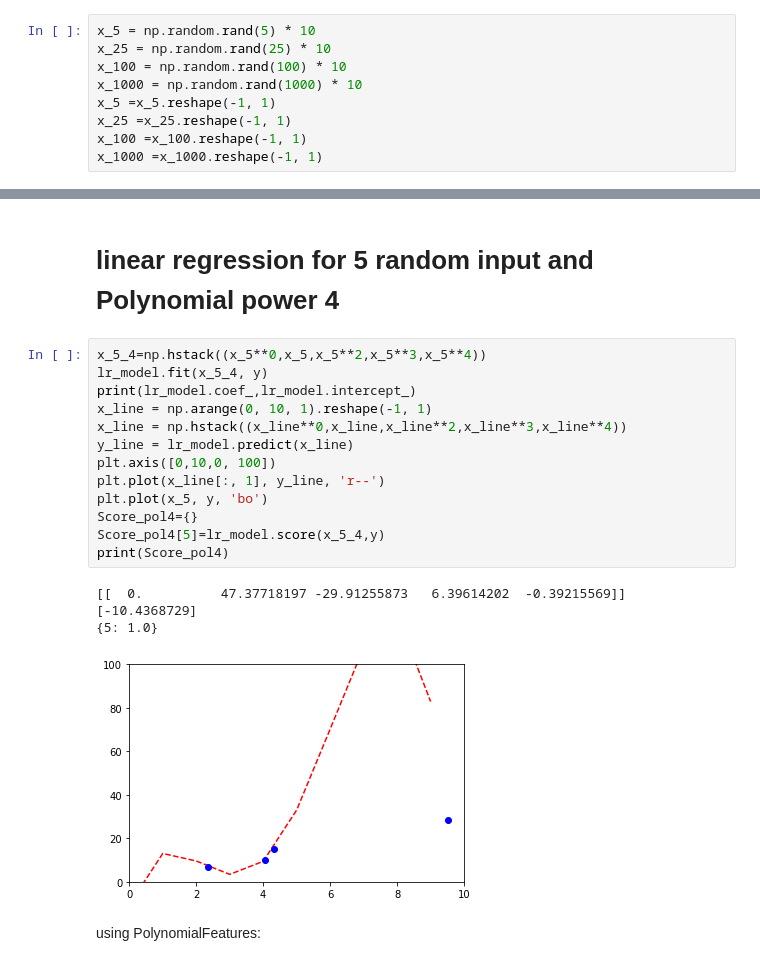
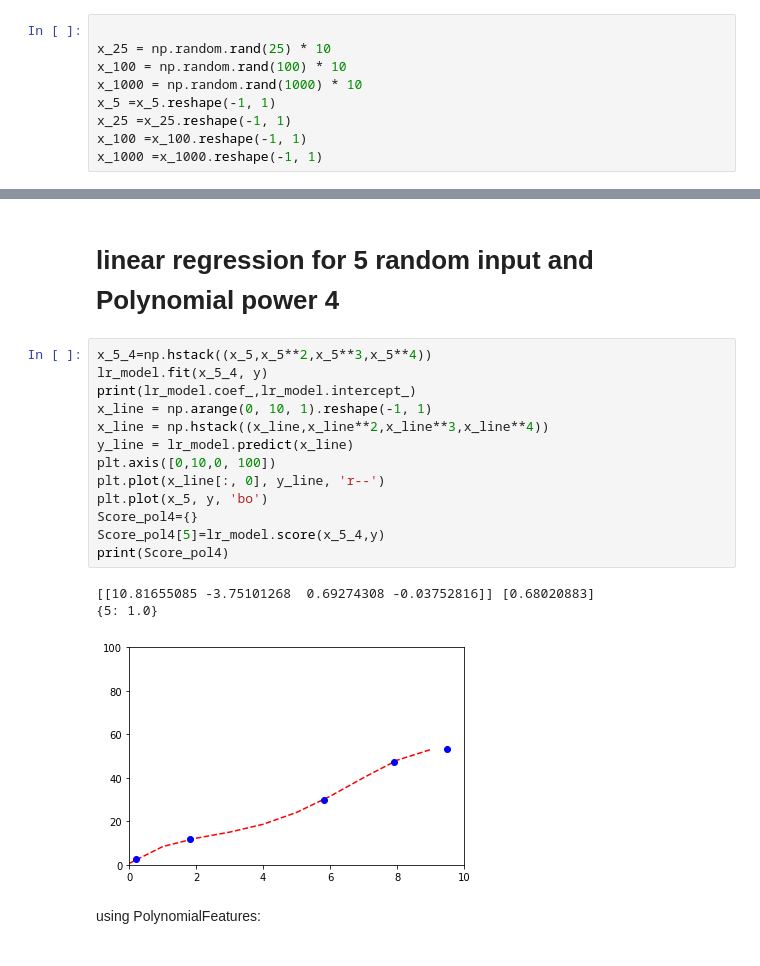
Before and after one commit to FatemeMarzani/ML_course, a Jupyter notebook: Assessments/Assessment1_LinearRegression.ipynb, the cells around one changed output, grey strips where cells are left out. Cells and saved outputs as stored; diff of their text form.

```diff
--- a/Assessments/Assessment1_LinearRegression.ipynb
+++ b/Assessments/Assessment1_LinearRegression.ipynb
@@ -5,7 +5,7 @@ import matplotlib.pyplot as plt
 %matplotlib inline
 from sklearn.preprocessing import PolynomialFeatures
 # %%
-x_5 = np.random.rand(5) * 10
+
 x_25 = np.random.rand(25) * 10
 x_100 = np.random.rand(100) * 10
 x_1000 = np.random.rand(1000) * 10
@@ -46,22 +46,22 @@ plt.plot(x_line, y_line, 'r-', scalex=True, scaley=True)
 # %% [markdown]
 # linear regression for 5 random input and Polynomial power 4
 # %%
-x_5_4=np.hstack((x_5**0,x_5,x_5**2,x_5**3,x_5**4))
+x_5_4=np.hstack((x_5,x_5**2,x_5**3,x_5**4))
 lr_model.fit(x_5_4, y)
 print(lr_model.coef_,lr_model.intercept_)
 x_line = np.arange(0, 10, 1).reshape(-1, 1)
-x_line = np.hstack((x_line**0,x_line,x_line**2,x_line**3,x_line**4))
+x_line = np.hstack((x_line,x_line**2,x_line**3,x_line**4))
 y_line = lr_model.predict(x_line)
 plt.axis([0,10,0, 100])
-plt.plot(x_line[:, 1], y_line, 'r--')
+plt.plot(x_line[:, 0], y_line, 'r--')
 plt.plot(x_5, y, 'bo')
 Score_pol4={}
 Score_pol4[5]=lr_model.score(x_5_4,y)
 print(Score_pol4)
 # %% [output]
-[[  0.          47.37718197 -29.91255873   6.39614202  -0.39215569]] [-10.4368729]
+[[10.81655085 -3.75101268  0.69274308 -0.03752816]] [0.68020883]
 {5: 1.0}
-[figure, old version]
+[figure, new version]
 # %% [markdown]
 using PolynomialFeatures:
 # %%
```
Also changed, not shown: parts of 2 cells of this notebook, 1 other file.
